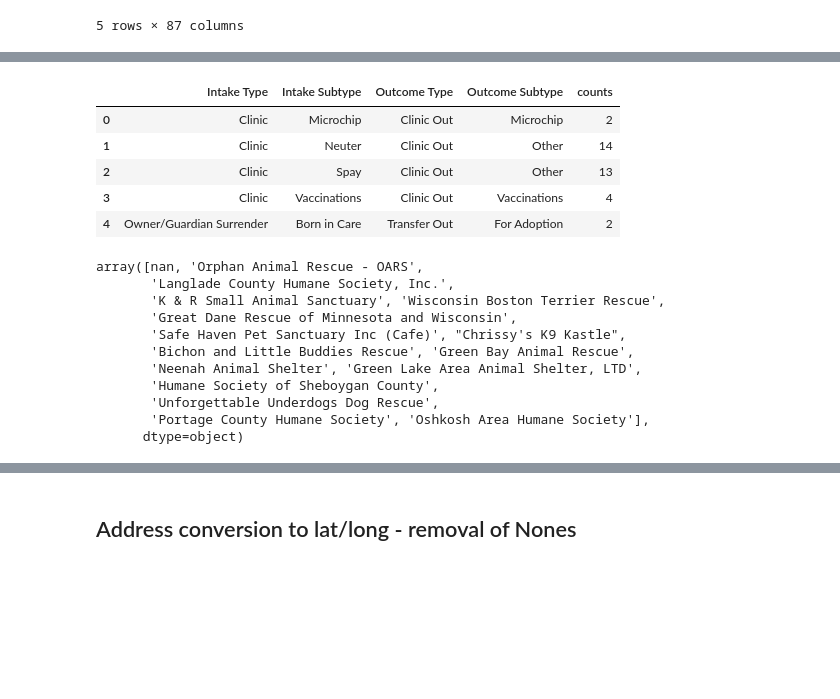
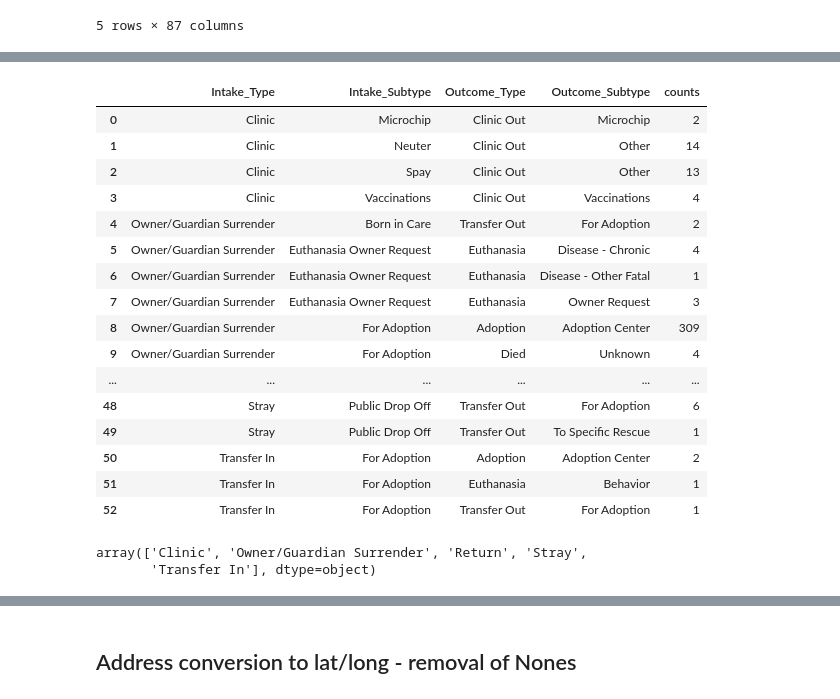
Before and after one commit to JSischo/Waupaca_repo, a Jupyter notebook: EDA2018CSVfile.ipynb, the cells around one changed output, grey strips where cells are left out. Cells and saved outputs as stored; diff of their text form; code cells hidden in the pictures; blank space fills up the shorter version.

```diff
--- a/EDA2018CSVfile.ipynb
+++ b/EDA2018CSVfile.ipynb
@@ -58,3 +61,9 @@ df = df.drop(columns=['Stage', 'Location', 'Sublocation', 'Outcome Asilomar Stat
 df = df.drop(columns=['Outcome Person ID Type', 'Outcome Person #', 'Outcome Person Name', 'Out Unit Number', 'Out Email',  'Age in Months Current'])
 # %%
 df = df.drop(columns=['Animal Type','Out Home Phone', 'Out Cell Phone', 'Agency Unit Number', 'Agency City', 'Agency Province', 'Agency Postal Code', 'Agency Email', 'Agency Home Phone', 'RN', 'Intake SiteName', 'Jurisdiction In', 'Agency Street Address', 'Agency Cell Number', 'Intake Person ID', 'Initial Review Date'])
+# %%
+# this is just a list of partner agencies, most of which accept "Transfer Out/For Adoption" animals, won't use in
+# names in statistical analysis, but % of Transfers would be helpful and whether or not spayed/neutered before Xfer
+
+df.rename(columns = {"Outcome Agency Name": "Outcome_Agency_Name", "Intake Type": "Intake_Type", "Outcome Type": "Outcome_Type", "Intake Subtype": "Intake_Subtype", "Outcome Subtype": "Outcome_Subtype"}, inplace=True)
+df.Outcome_Agency_Name.unique()
@@ -61,33 +82,31 @@ df = df.drop(columns=['Animal Type','Out Home Phone', 'Out Cell Phone', 'Agency
 # %%
 # Pie charts? Bar charts by years? show percentage of Strays turned in by ACO/Police, Public, Born in HSWC
 # Show percent strays altered/adopted/euthanized
 # Show percent of surgeries that are in clinic vs. resident population
 # Show percent Owner Surrender adopted/transferred out/euthanized
 
-in_out_counts_df = df.groupby(['Intake Type',  'Intake Subtype','Outcome Type', 'Outcome Subtype']).size().reset_index(name='counts')
-in_out_counts_df.head()
+in_out_counts_df = df.groupby(['Intake_Type',  'Intake_Subtype','Outcome_Type', 'Outcome_Subtype']).size().reset_index(name='counts')
+in_out_counts_df
 # %% [output]
-|  | Intake Type | Intake Subtype | Outcome Type | Outcome Subtype | counts |
+|  | Intake_Type | Intake_Subtype | Outcome_Type | Outcome_Subtype | counts |
 | 0 | Clinic | Microchip | Clinic Out | Microchip | 2 |
 | 1 | Clinic | Neuter | Clinic Out | Other | 14 |
 | 2 | Clinic | Spay | Clinic Out | Other | 13 |
 | 3 | Clinic | Vaccinations | Clinic Out | Vaccinations | 4 |
 | 4 | Owner/Guardian Surrender | Born in Care | Transfer Out | For Adoption | 2 |
+| 5 | Owner/Guardian Surrender | Euthanasia Owner Request | Euthanasia | Disease - Chronic | 4 |
+| 6 | Owner/Guardian Surrender | Euthanasia Owner Request | Euthanasia | Disease - Other Fatal | 1 |
+| 7 | Owner/Guardian Surrender | Euthanasia Owner Request | Euthanasia | Owner Request | 3 |
+| 8 | Owner/Guardian Surrender | For Adoption | Adoption | Adoption Center | 309 |
+| 9 | Owner/Guardian Surrender | For Adoption | Died | Unknown | 4 |
+| ... | ... | ... | ... | ... | ... |
+| 48 | Stray | Public Drop Off | Transfer Out | For Adoption | 6 |
+| 49 | Stray | Public Drop Off | Transfer Out | To Specific Rescue | 1 |
+| 50 | Transfer In | For Adoption | Adoption | Adoption Center | 2 |
+| 51 | Transfer In | For Adoption | Euthanasia | Behavior | 1 |
+| 52 | Transfer In | For Adoption | Transfer Out | For Adoption | 1 |
-# %%
-# this is just a list of partner agencies, most of which accept "Transfer Out/For Adoption" animals, won't use in
-# names in statistical analysis, but % of Transfers would be helpful and whether or not spayed/neutered before Xfer
-
-df.rename(columns = {"Outcome Agency Name": "Outcome_Agency_Name"}, inplace=True)
-df.Outcome_Agency_Name.unique()
-# %% [output]
-array([nan, 'Orphan Animal Rescue - OARS',
-       'Langlade County Humane Society, Inc.',
-       'K & R Small Animal Sanctuary', 'Wisconsin Boston Terrier Rescue',
-       'Great Dane Rescue of Minnesota and Wisconsin',
-       'Safe Haven Pet Sanctuary Inc (Cafe)', "Chrissy's K9 Kastle",
-       'Bichon and Little Buddies Rescue', 'Green Bay Animal Rescue',
-       'Neenah Animal Shelter', 'Green Lake Area Animal Shelter, LTD',
-       'Humane Society of Sheboygan County',
-       'Unforgettable Underdogs Dog Rescue',
-       'Portage County Humane Society', 'Oshkosh Area Humane Society'],
-      dtype=object)
+# %%
+in_out_counts_df.Intake_Type.unique()
+# %% [output]
+array(['Clinic', 'Owner/Guardian Surrender', 'Return', 'Stray',
+       'Transfer In'], dtype=object)
```
Also changed, not shown: parts of 17 cells of this notebook, 4 other files.
